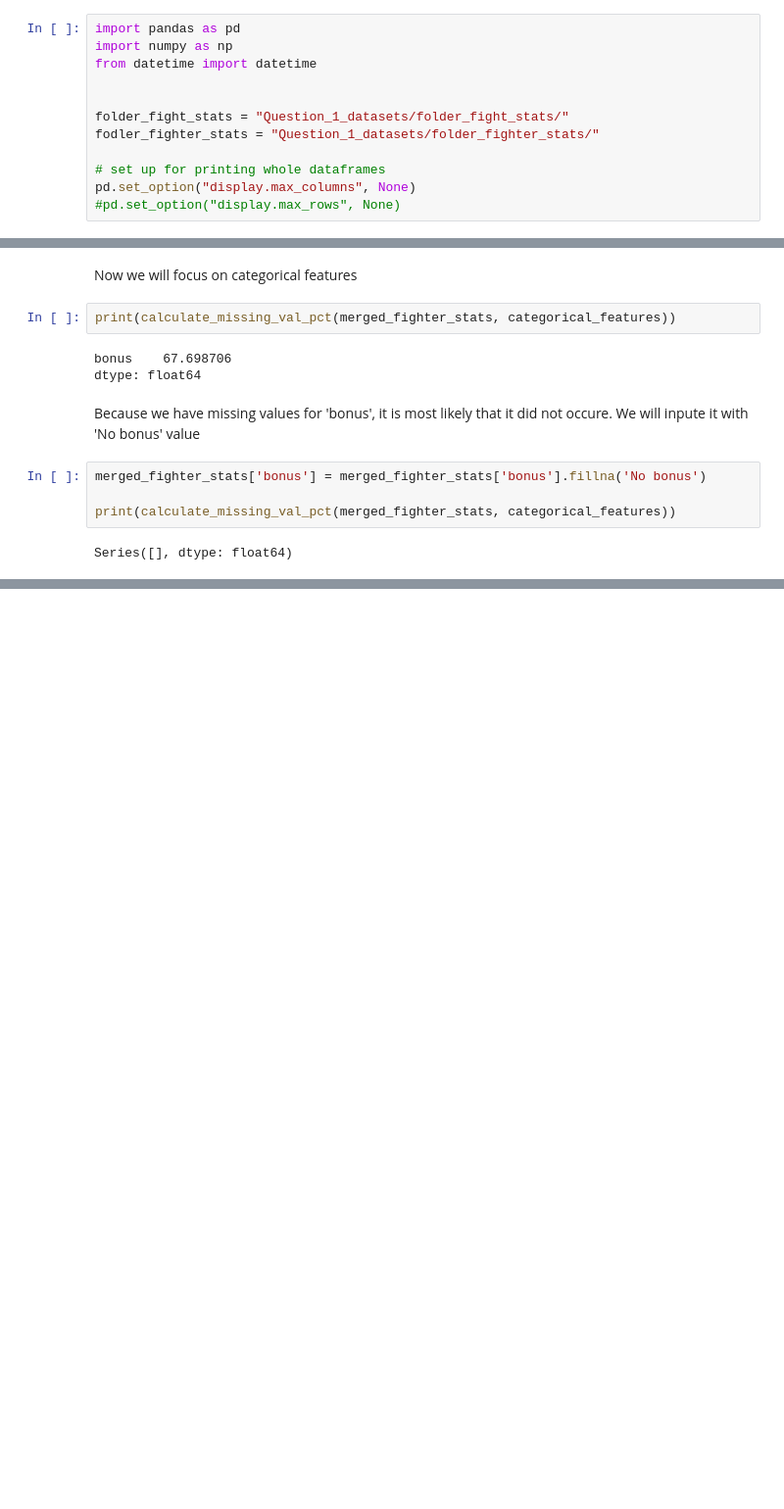
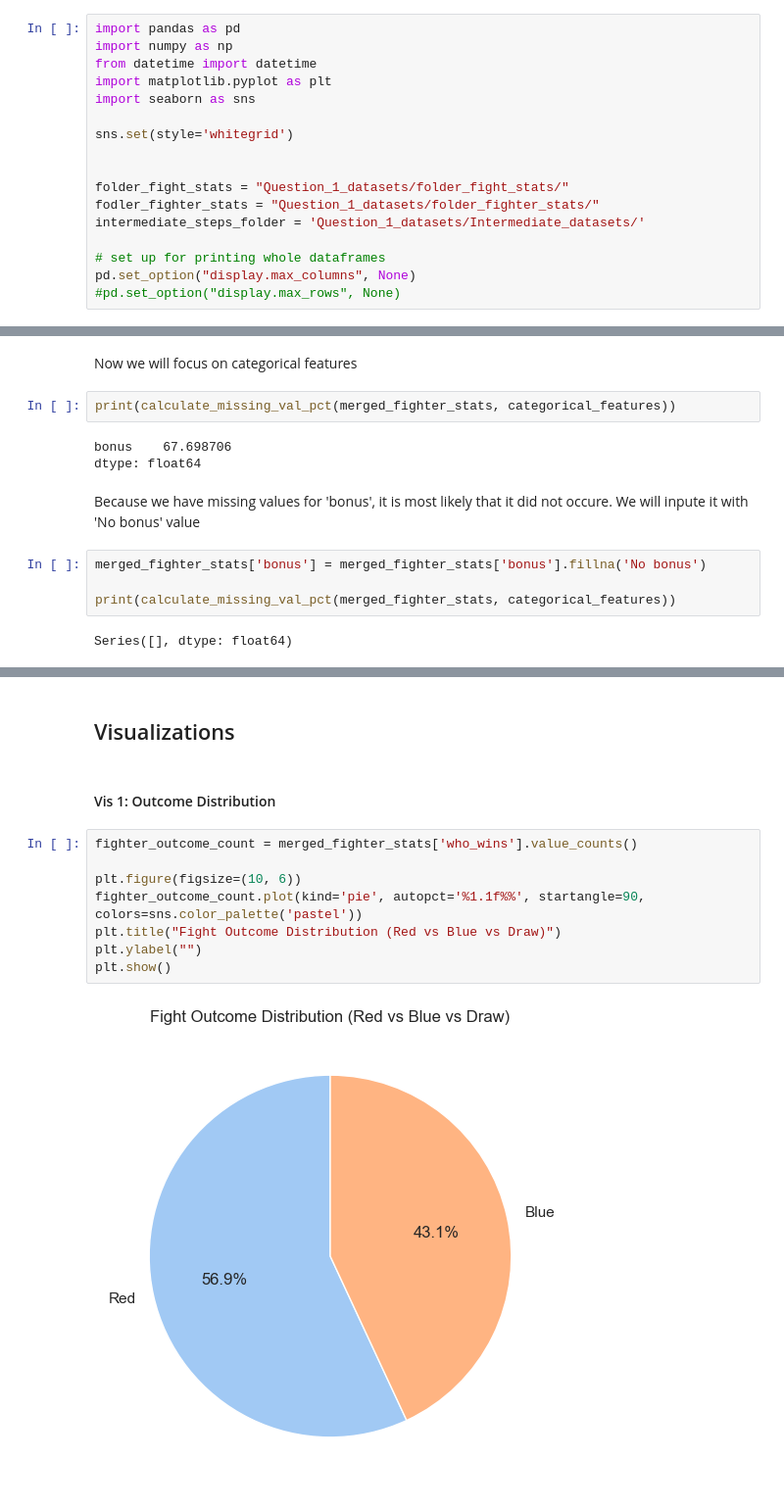
Before and after one commit to lucijaaleksic/dopp, a Jupyter notebook: Question_1.ipynb, the cells around one changed output, grey strips where cells are left out. Shown at 98% size. Saved outputs shown, nothing was run; the diff lists cells and outputs as text; blank space fills up the shorter version.

```diff
--- a/Question_1.ipynb
+++ b/Question_1.ipynb
@@ -4,10 +4,15 @@
 import pandas as pd
 import numpy as np
 from datetime import datetime
+import matplotlib.pyplot as plt
+import seaborn as sns
+
+sns.set(style='whitegrid')
 
 
 folder_fight_stats = "Question_1_datasets/folder_fight_stats/"
 fodler_fighter_stats = "Question_1_datasets/folder_fighter_stats/"
+intermediate_steps_folder = 'Question_1_datasets/Intermediate_datasets/'
 
 # set up for printing whole dataframes
 pd.set_option("display.max_columns", None)
@@ -787,3 +806,17 @@ merged_fighter_stats
 | 2162 | CHRIS DAUKAUS | PARKER PORTER | KO/TKO | 1 | 268 | Heavyweight Bout | No bonus | 2 | ... |
 | 2163 | KAI KAMAKA | TONY KELLEY | Decision - Unanimous | 3 | 300 | Featherweight Bout | fight | 0 | ... |
 2164 rows × 100 columns
+# %% [markdown]
+## Visualizations
+# %% [markdown]
+#### Vis 1: Outcome Distribution
+# %%
+fighter_outcome_count = merged_fighter_stats['who_wins'].value_counts()
+
+plt.figure(figsize=(10, 6))
+fighter_outcome_count.plot(kind='pie', autopct='%1.1f%%', startangle=90, colors=sns.color_palette('pastel'))
+plt.title("Fight Outcome Distribution (Red vs Blue vs Draw)")
+plt.ylabel("")
+plt.show()
+# %% [output]
+[figure, added]
```
Also changed, not shown: parts of 25 cells of this notebook, 3 other files.
